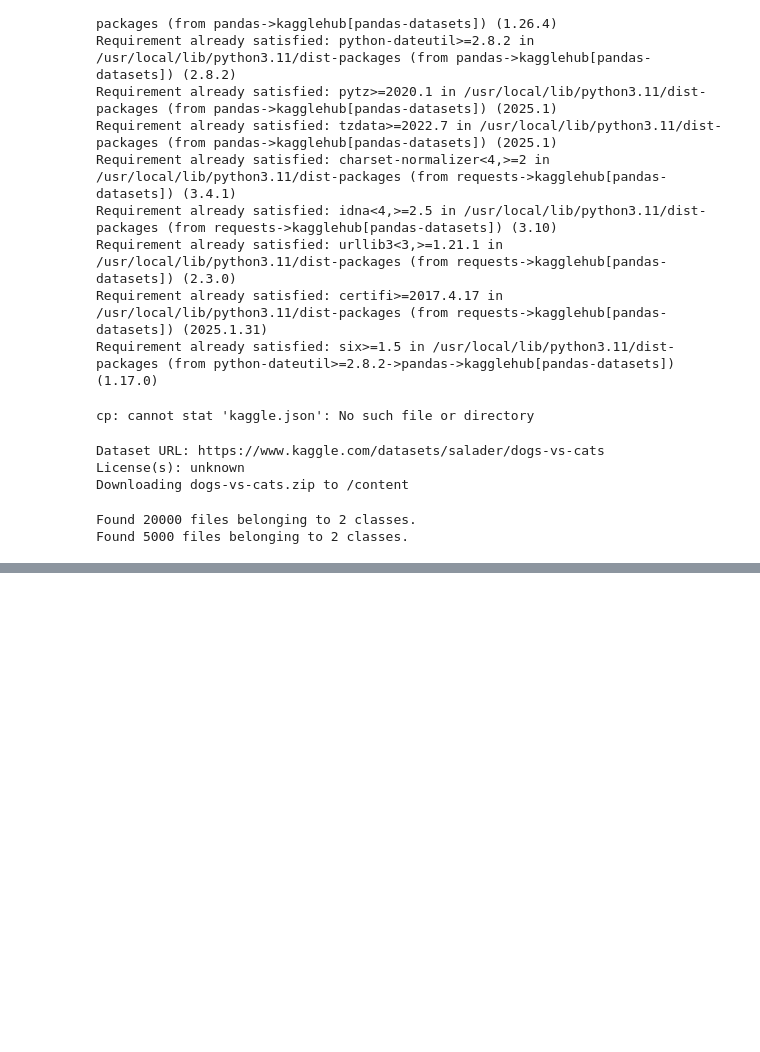
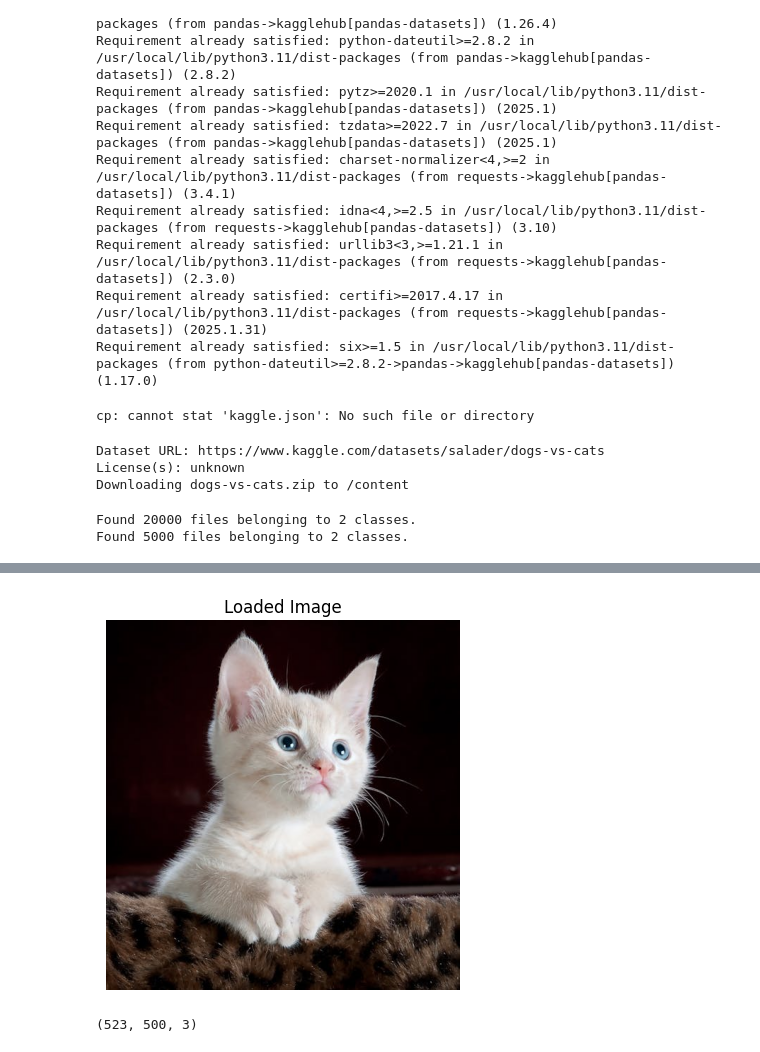
Before and after one commit to chandiosamad07/AI-ML-DS-Projects, a Jupyter notebook: Cat Vs Dog Image Classification Project/cat_vs_dog.ipynb, the cells around one changed output, grey strips where cells are left out. Drawn from its saved outputs; the diff is of its cells as text; code cells hidden in the pictures; blank space fills up the shorter version.

```diff
--- a/Cat Vs Dog Image Classification Project/cat_vs_dog.ipynb
+++ b/Cat Vs Dog Image Classification Project/cat_vs_dog.ipynb
@@ -133,0 +159,20 @@ Epoch 10/10
+# %%
+import cv2
+import matplotlib.pyplot as plt
+
+image_path = "/content/cat.jpeg"
+
+image = cv2.imread(image_path)
+
+image = cv2.cvtColor(image, cv2.COLOR_BGR2RGB)
+
+plt.imshow(image)
+plt.axis("off")  # Hide axes
+plt.title("Loaded Image")
+plt.show()
+# %% [output]
+[figure, added]
+# %%
+image.shape
+# %% [output]
+(523, 500, 3)
```
Also changed, not shown: parts of 9 cells of this notebook.
